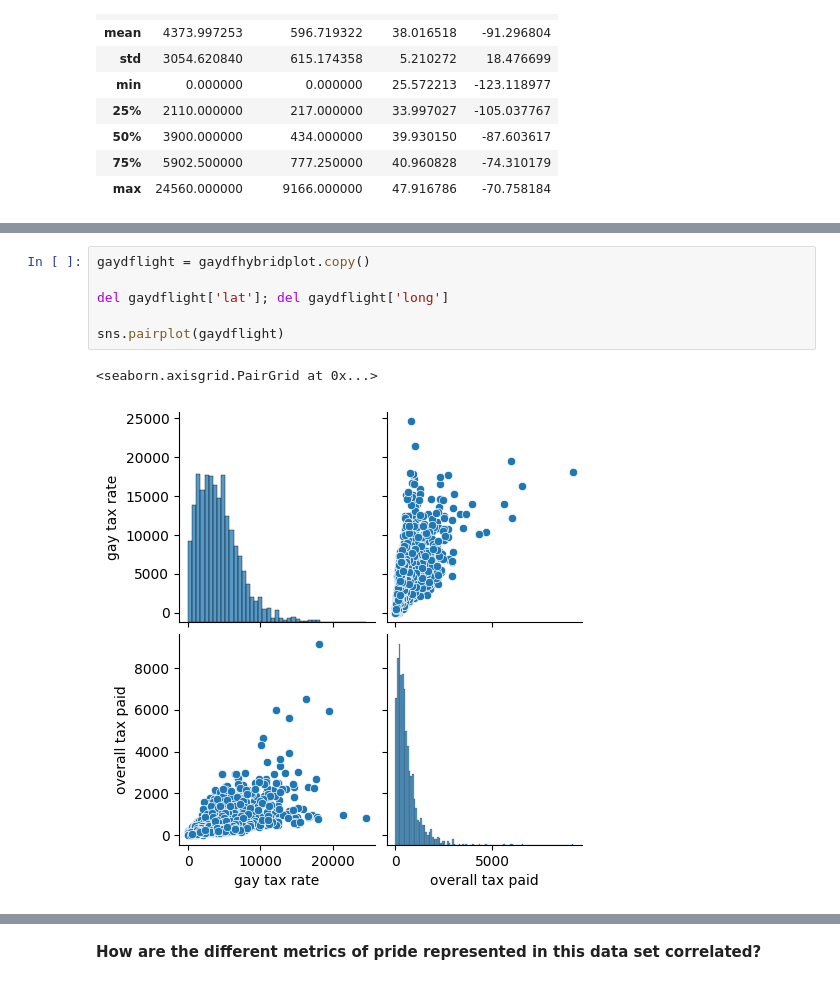
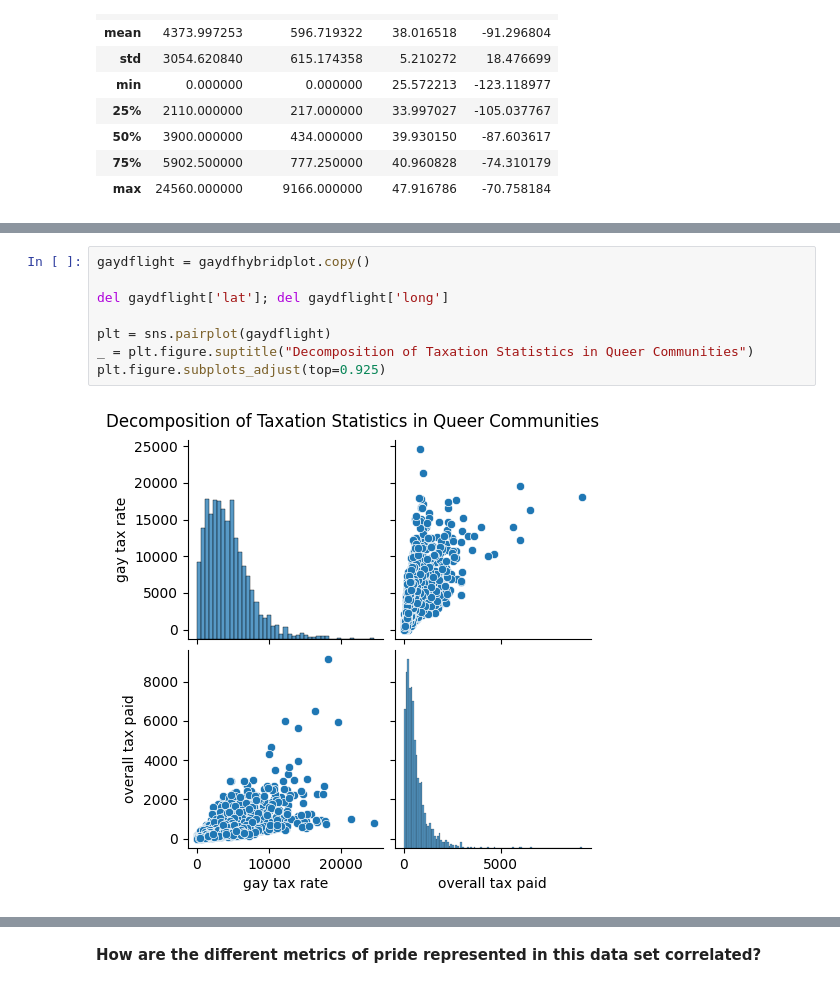
Before and after one commit to ubco-W2022T2-data301/project-group-group-44, a Jupyter notebook: analysis/analysis2.ipynb, the cells around one changed output, grey strips where cells are left out. Drawn from its saved outputs; the diff is of its cells as text.

```diff
--- a/analysis/analysis2.ipynb
+++ b/analysis/analysis2.ipynb
@@ -261,9 +251,10 @@ sns.pairplot(gaydfhybridplot)
 # %%
 gaydflight = gaydfhybridplot.copy()
 
 del gaydflight['lat']; del gaydflight['long']
 
-sns.pairplot(gaydflight)
+plt = sns.pairplot(gaydflight)
+_ = plt.figure.suptitle("Decomposition of Taxation Statistics in Queer Communities")
+plt.figure.subplots_adjust(top=0.925)
 # %% [output]
-<seaborn.axisgrid.PairGrid at 0x...>
-[figure, old version]
+[figure, new version]
```
Also changed, not shown: parts of 20 cells of this notebook.
